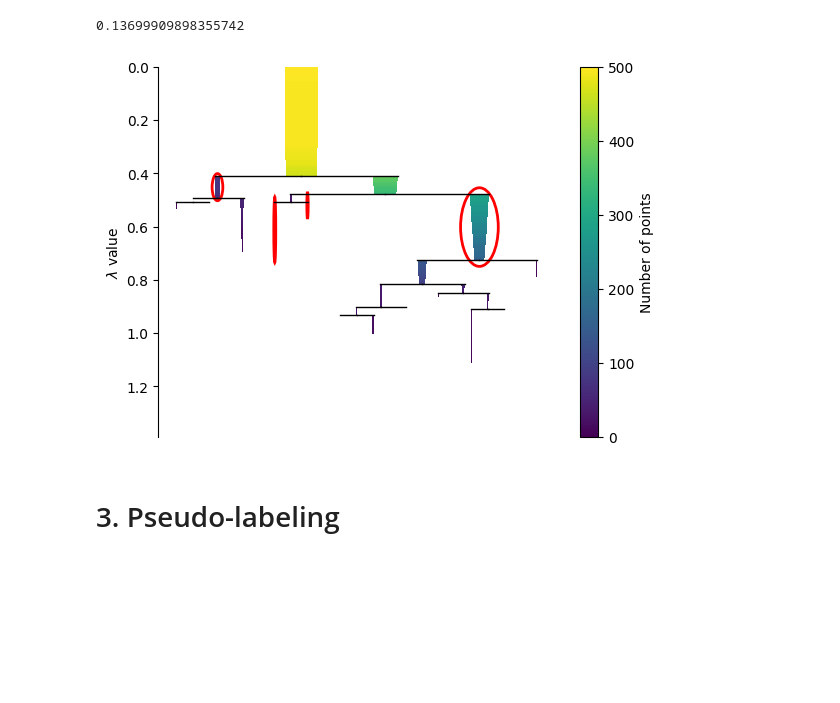
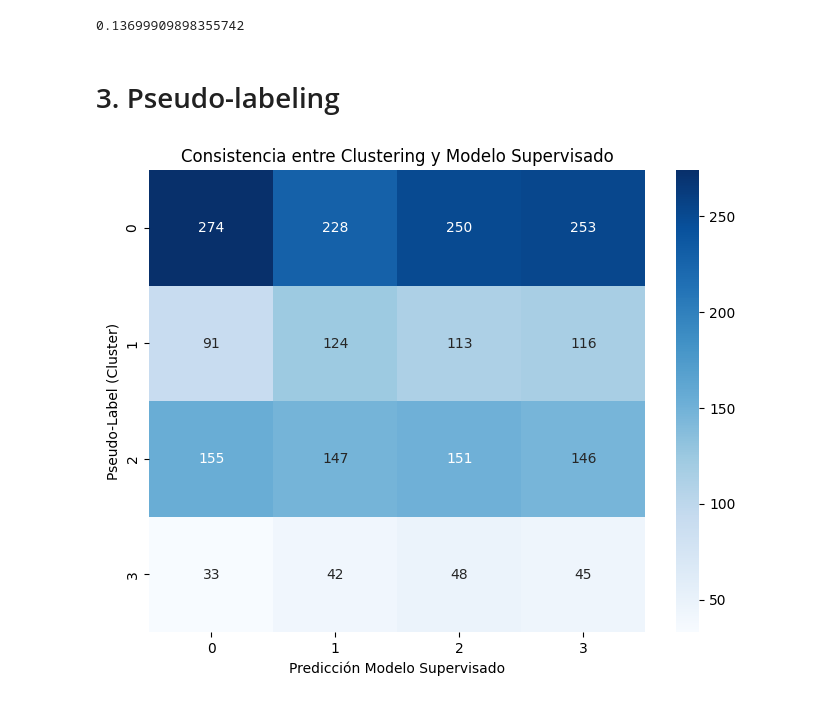
Before and after one commit to Shernandez0911/Tarea9DataScience, a Jupyter notebook: SebastianHernandez_AlexMondaca.ipynb, the cells around one changed output. Saved outputs shown, nothing was run; the diff lists cells and outputs as text; code cells hidden in the pictures; blank space fills up the shorter version.

```diff
--- a/SebastianHernandez_AlexMondaca.ipynb
+++ b/SebastianHernandez_AlexMondaca.ipynb
@@ -198,16 +218,40 @@ hdbscan_etiquetas_visible = hdbscan_clust_visible.fit_predict(X[:500])
-# %%
-hdbscan_clust_visible.condensed_tree_.plot(select_clusters=True)
-plt.show()
-# %% [output]
-[figure, removed]
 # %% [markdown]
 # 3. Pseudo-labeling
 # %%
-df = pd.read_csv('customers_Tarea8.csv')
-df
-df["Dt_Customer"] = pd.to_datetime(df["Dt_Customer"], format="%d-%m-%Y")
-df["Year"] = df["Dt_Customer"].dt.year
-df["Month"] = df["Dt_Customer"].dt.month
-df["Day"] = df["Dt_Customer"].dt.day
-df = df.drop(columns=["Dt_Customer"])
-X = df.drop(axis=1, columns=["Response"])
+df_t8 = pd.read_csv('customers_Tarea8.csv')
+df_t8
+df_t8["Dt_Customer"] = pd.to_datetime(df_t8["Dt_Customer"], format="%d-%m-%Y")
+df_t8["Year"] = df_t8["Dt_Customer"].dt.year
+df_t8["Month"] = df_t8["Dt_Customer"].dt.month
+df_t8["Day"] = df_t8["Dt_Customer"].dt.day
+df_t8 = df_t8.drop(columns=["Dt_Customer"])
+df_t8 = df_t8.dropna()
+X = df_t8.drop(axis=1, columns=["Response"])
+
+numerical_t8 = X.select_dtypes(include=['int64', 'float64']).columns.tolist()
+categorical_t8 = X.select_dtypes(include=['object', 'category']).columns.tolist()
+
+preproc_t8 = ColumnTransformer(
+    [("num", StandardScaler(), numerical_t8),
+     ("cat", OrdinalEncoder(handle_unknown='use_encoded_value',unknown_value=-1), categorical_t8)]
+)
+X_t8 = preproc_t8.fit_transform(X)
+
+pca_t8 = PCA(n_components=0.95, random_state=254)
+X_pca_t8 = pca_t8.fit_transform(X_t8)
+
+kmeans_t8 = KMeans(n_clusters=4, random_state=254, n_init=10)
+pseudo_labels = kmeans_t8.fit_predict(X_pca_t8)
+# %%
+y_pred = np.random.randint(0, 4, size=len(pseudo_labels))
+
+cm = confusion_matrix(pseudo_labels, y_pred)
+
+plt.figure(figsize=(8, 6))
+sns.heatmap(cm, annot=True, fmt='d', cmap='Blues')
+plt.xlabel('Predicción Modelo Supervisado')
+plt.ylabel('Pseudo-Label (Cluster)')
+plt.title('Consistencia entre Clustering y Modelo Supervisado')
+plt.show()
+# %% [output]
+[figure, added]
```
Also changed, not shown: parts of 13 cells of this notebook.
